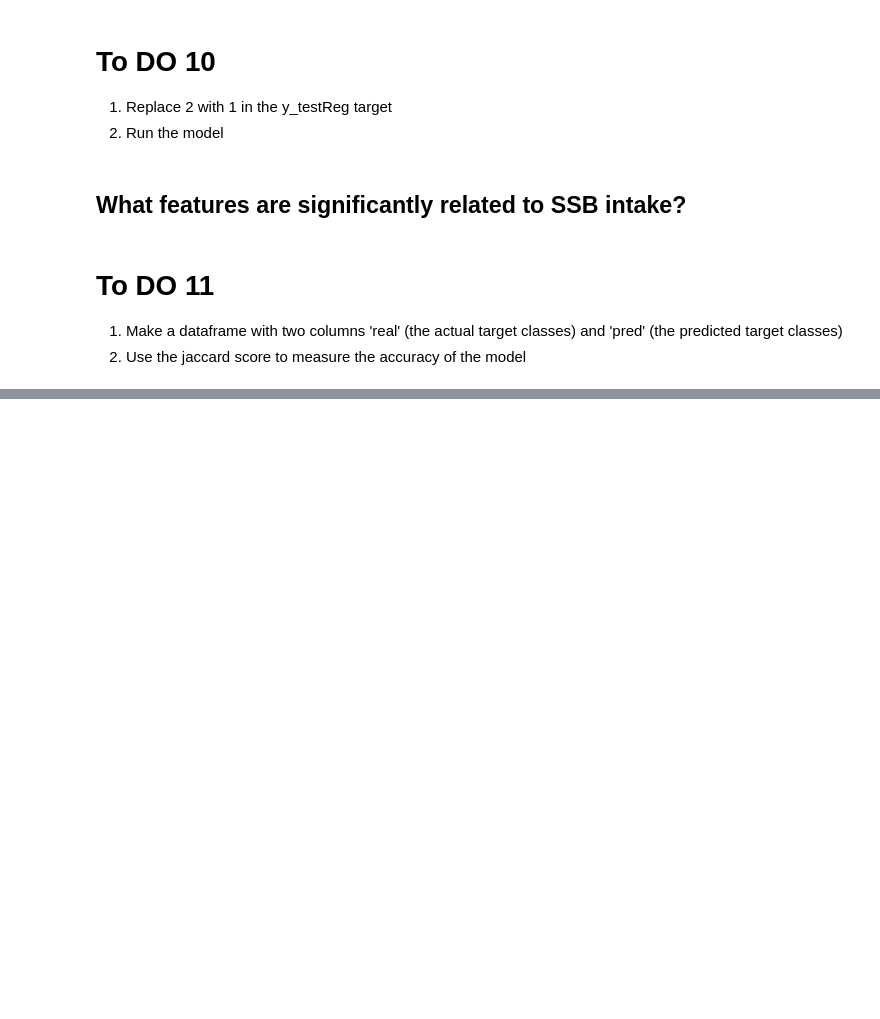
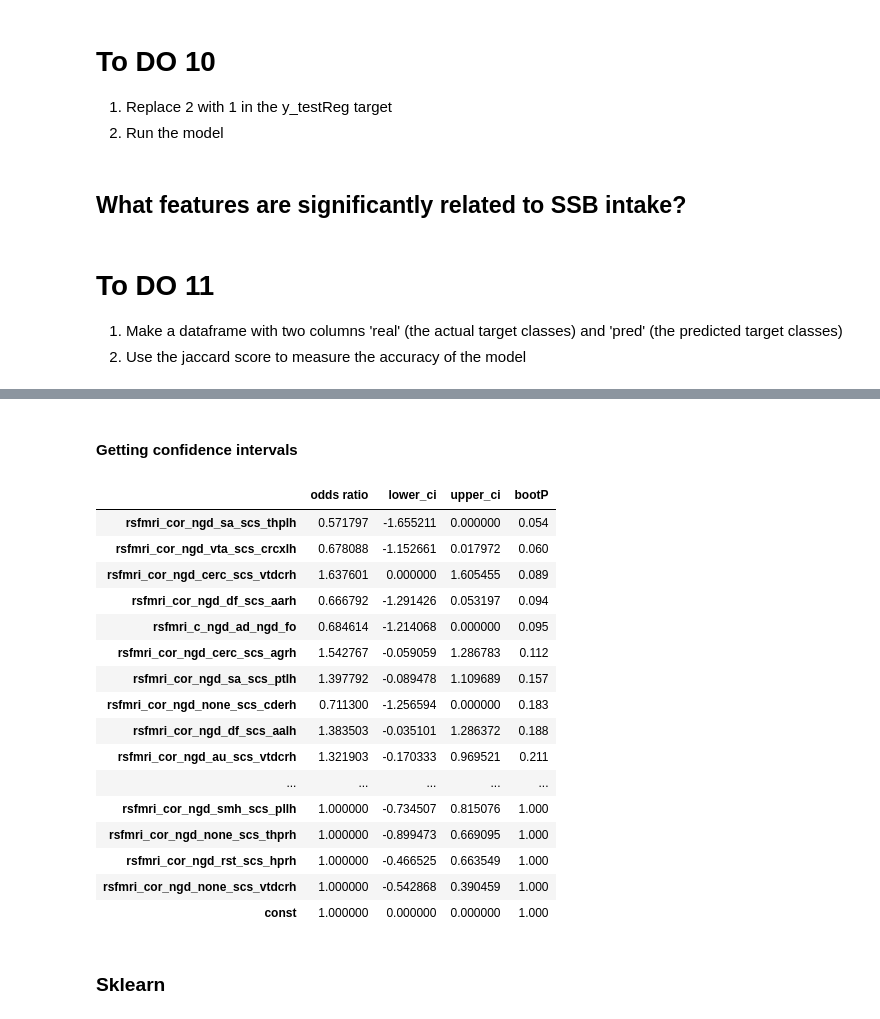
Before and after one commit to grace-shearrer/SSIB-2024, a Jupyter notebook: SSBneuroAnalysis-YANA2DO.ipynb, the cells around one changed output, grey strips where cells are left out. Drawn from its saved outputs; the diff is of its cells as text; code cells hidden in the pictures; blank space fills up the shorter version.

```diff
--- a/SSBneuroAnalysis-YANA2DO.ipynb
+++ b/SSBneuroAnalysis-YANA2DO.ipynb
@@ -794,0 +645,2 @@ print(significant_features)
+# %% [markdown]
+#### Getting confidence intervals
@@ -794,0 +669,33 @@ print(significant_features)
+# %%
+# Calculate the 2.5th and 97.5th percentiles for each coefficient
+lower_bounds = np.percentile(bootstrap_coefs, 2.5, axis=0)
+upper_bounds = np.percentile(bootstrap_coefs, 97.5, axis=0)
+
+# Assuming your model's coefficients are stored in a pandas Series for easy handling
+coef_names = result_regularized.params.index
+ci_df = pd.DataFrame({'odds ratio': np.exp(result_regularized.params.values),
+                      'lower_ci': lower_bounds,
+                      'upper_ci': upper_bounds,
+                     'P':list(p_values_with_names.values())}, index=coef_names)
+# %%
+ci_df.sort_values(by='bootP', ascending=True)
+# %% [output]
+|  | odds ratio | lower_ci | upper_ci | bootP |
+| rsfmri_cor_ngd_sa_scs_thplh | 0.571797 | -1.655211 | 0.000000 | 0.054 |
+| rsfmri_cor_ngd_vta_scs_crcxlh | 0.678088 | -1.152661 | 0.017972 | 0.060 |
+| rsfmri_cor_ngd_cerc_scs_vtdcrh | 1.637601 | 0.000000 | 1.605455 | 0.089 |
+| rsfmri_cor_ngd_df_scs_aarh | 0.666792 | -1.291426 | 0.053197 | 0.094 |
+| rsfmri_c_ngd_ad_ngd_fo | 0.684614 | -1.214068 | 0.000000 | 0.095 |
+| rsfmri_cor_ngd_cerc_scs_agrh | 1.542767 | -0.059059 | 1.286783 | 0.112 |
+| rsfmri_cor_ngd_sa_scs_ptlh | 1.397792 | -0.089478 | 1.109689 | 0.157 |
+| rsfmri_cor_ngd_none_scs_cderh | 0.711300 | -1.256594 | 0.000000 | 0.183 |
+| rsfmri_cor_ngd_df_scs_aalh | 1.383503 | -0.035101 | 1.286372 | 0.188 |
+| rsfmri_cor_ngd_au_scs_vtdcrh | 1.321903 | -0.170333 | 0.969521 | 0.211 |
+| ... | ... | ... | ... | ... |
+| rsfmri_cor_ngd_smh_scs_pllh | 1.000000 | -0.734507 | 0.815076 | 1.000 |
+| rsfmri_cor_ngd_none_scs_thprh | 1.000000 | -0.899473 | 0.669095 | 1.000 |
+| rsfmri_cor_ngd_rst_scs_hprh | 1.000000 | -0.466525 | 0.663549 | 1.000 |
+| rsfmri_cor_ngd_none_scs_vtdcrh | 1.000000 | -0.542868 | 0.390459 | 1.000 |
+| const | 1.000000 | 0.000000 | 0.000000 | 1.000 |
+# %% [markdown]
+### Sklearn
```
Also changed, not shown: parts of 73 cells of this notebook.
